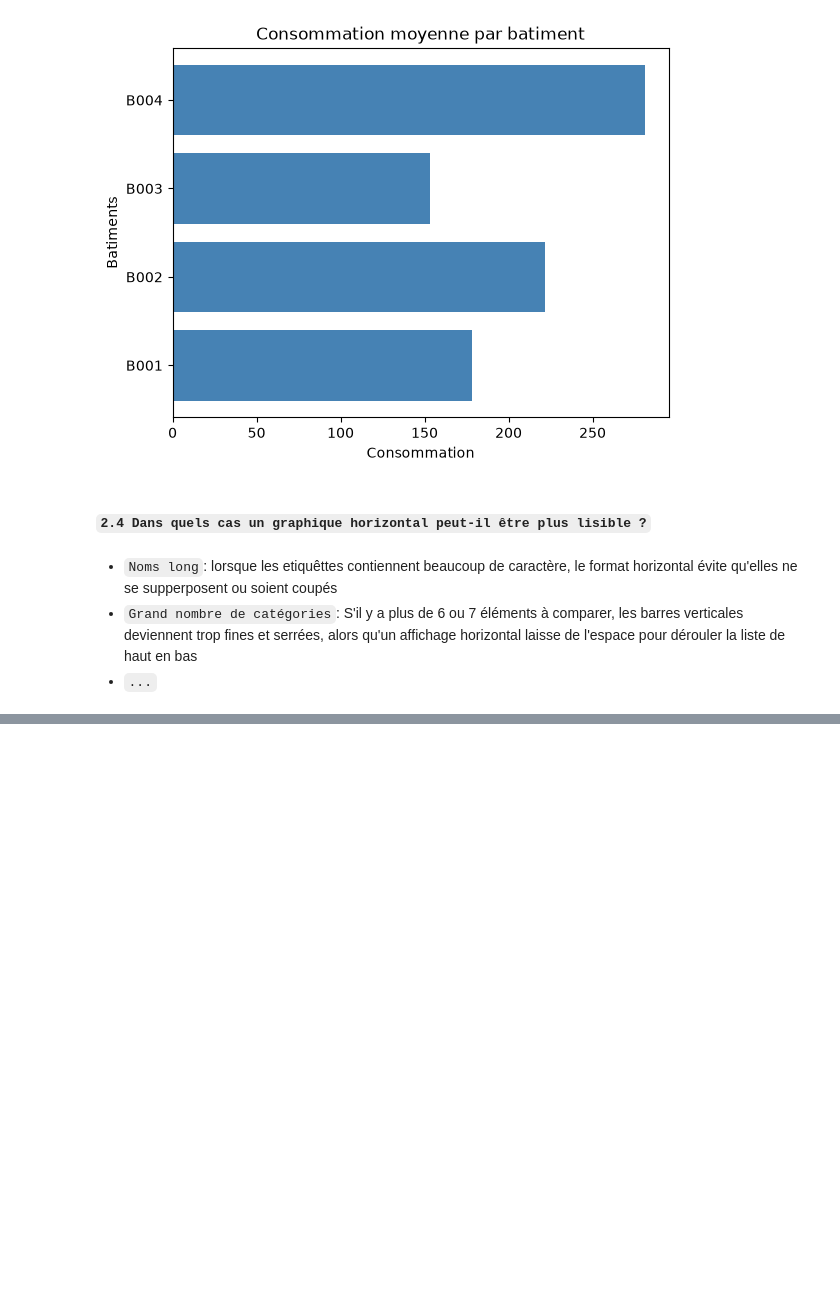
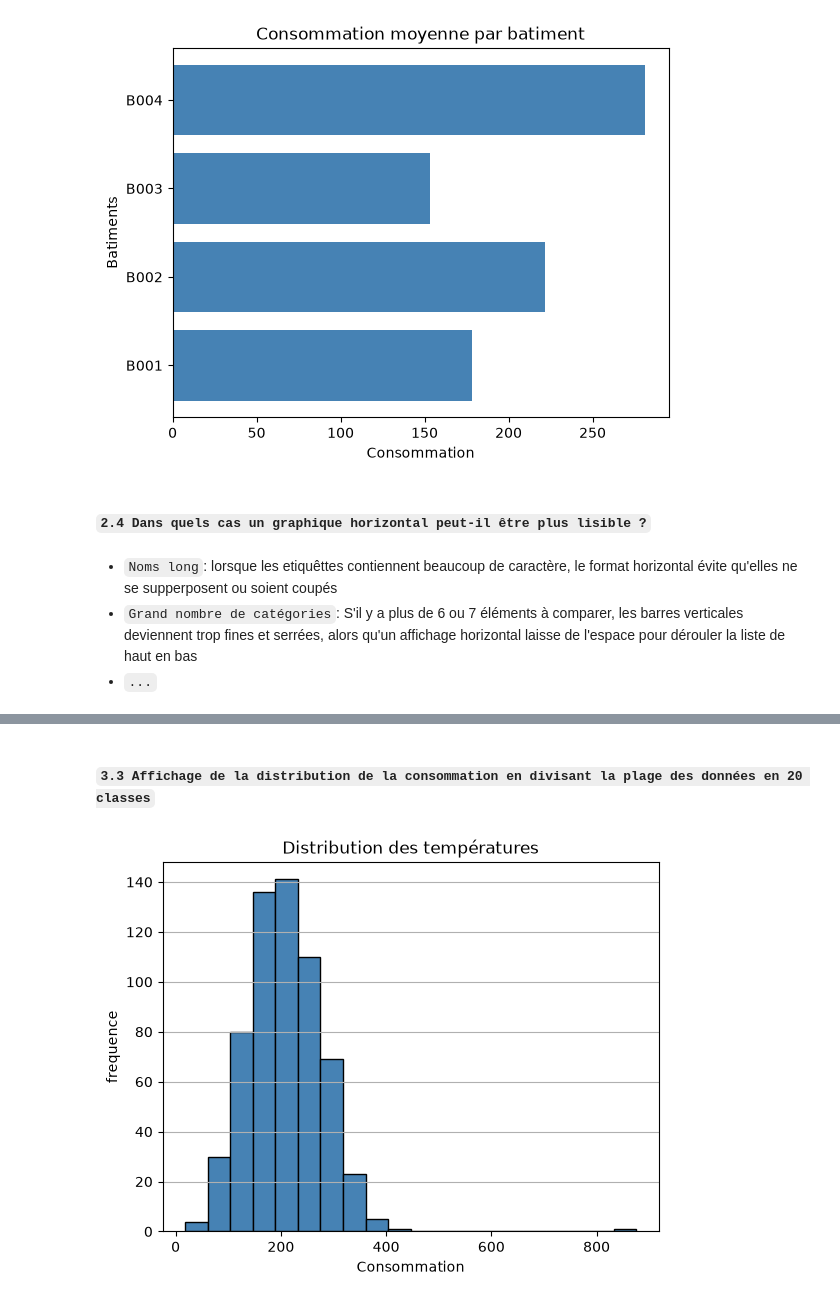
Before and after one commit to Alassanee/atelier_matplotlib_iot, a Jupyter notebook: notebook/atelier_matplotlib_iot.ipynb, the cells around one changed output, grey strips where cells are left out. Cells and saved outputs as stored; diff of their text form; code cells hidden in the pictures; blank space fills up the shorter version.

```diff
--- a/notebook/atelier_matplotlib_iot.ipynb
+++ b/notebook/atelier_matplotlib_iot.ipynb
@@ -84,0 +127,11 @@ plt.show()
+# %% [markdown]
+#### `3.3 Affichage de la distribution de la consommation en divisant la plage des données en 20 classes`
+# %%
+plt.hist(df["consommation"], bins=20, color="steelblue", edgecolor="black")
+plt.grid(axis='y')
+plt.xlabel("Consommation")
+plt.ylabel("frequence")
+plt.title("Distribution des températures")
+plt.show()
+# %% [output]
+[figure, added]
```
Also changed, not shown: parts of 14 cells of this notebook.
